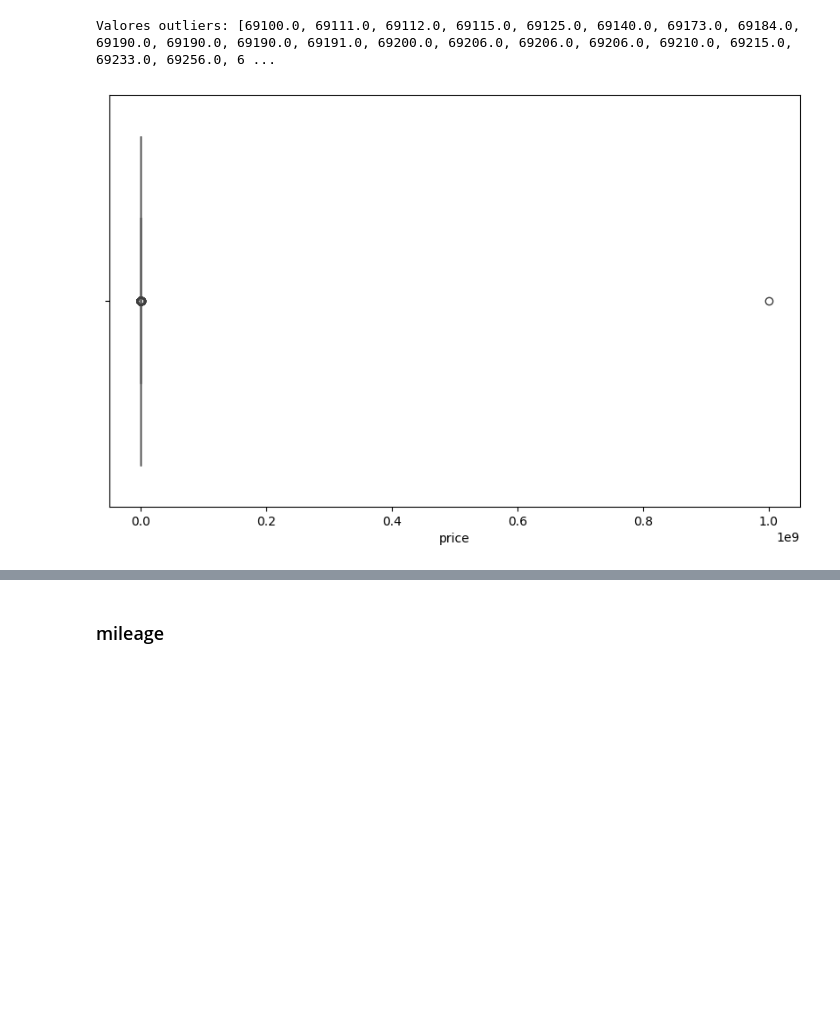
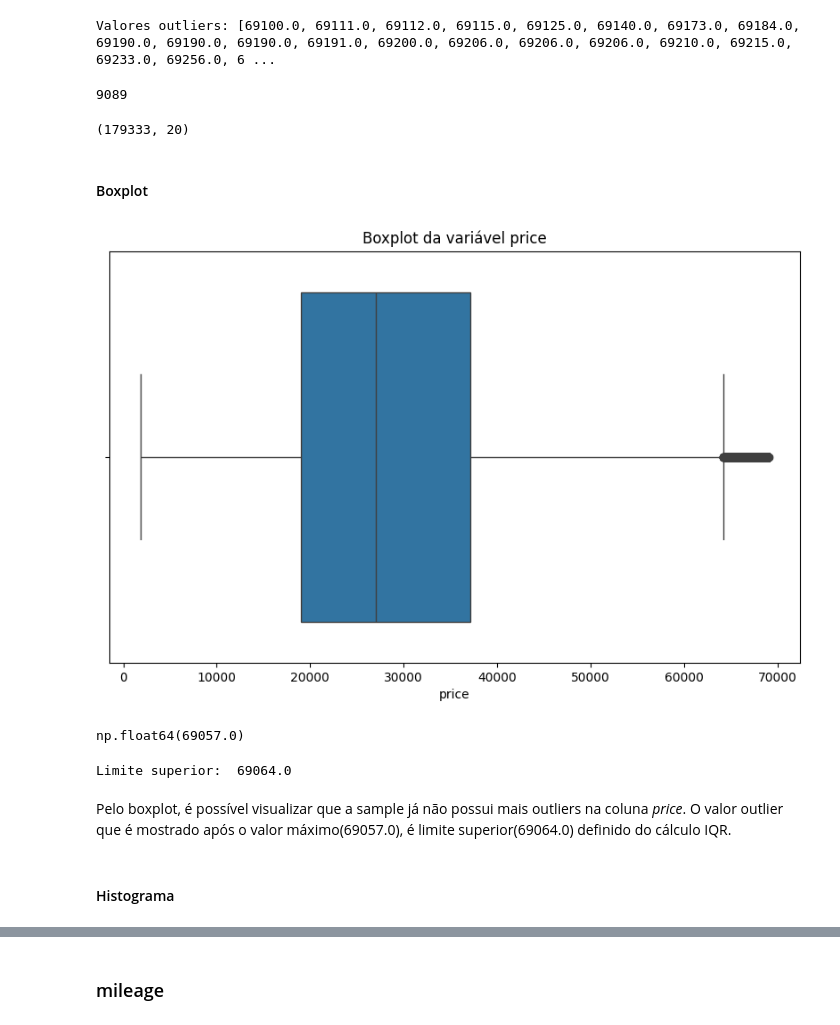
Before and after one commit to matsa0/project2-sprint5-data-science, a Jupyter notebook: project2.ipynb, the cells around one changed output, grey strips where cells are left out. Drawn from its saved outputs; the diff is of its cells as text; code cells hidden in the pictures; blank space fills up the shorter version.

```diff
--- a/project2.ipynb
+++ b/project2.ipynb
@@ -311,0 +404,3 @@ Para melhor entendimento do dataset, foram selecionadas algumas variáveis que p
+# %%
+median_mpg = sample['mpg'].median()
+print("Mediana 'mpg': ", median_mpg)
@@ -311,0 +409,2 @@ Para melhor entendimento do dataset, foram selecionadas algumas variáveis que p
+# %%
+sample['mpg'] = sample['mpg'].fillna(median_mpg)
@@ -426,3 +581,5 @@ max = 1000000000.0
+# %%
+sample = sample[(sample['price'] > 1800) & (sample['price'] < 529996.0)]
 # %%
 sample['price'].min(), sample['price'].max()
 # %% [output]
@@ -463,11 +624,36 @@ outlier_values = price_outliers['price'].sort_values().tolist()
 print("Valores outliers:", outlier_values)
 # %% [output]
 Valores outliers: [69100.0, 69111.0, 69112.0, 69115.0, 69125.0, 69140.0, 69173.0, 69184.0, 69190.0, 69190.0, 69190.0, 69191.0, 69200.0, 69206.0, 69206.0, 69206.0, 69210.0, 69215.0, 69233.0, 69256.0, 6 ...
+# %%
+len(outlier_values)
+# %% [output]
+9089
+# %%
+sample = sample[(sample['price'] >= lower_limit) & (sample['price'] <= higher_limit)]
+# %%
+sample.shape
+# %% [output]
+(179333, 20)
+# %% [markdown]
+#### Boxplot
 # %%
 plt.figure(figsize=(10,6))
 sns.boxplot(x=sample['price'])
+plt.title('Boxplot da variável price')
 plt.show()
 # %% [output]
-[figure, old version]
+[figure, new version]
+# %%
+sample['price'].max()
+# %% [output]
+np.float64(69057.0)
+# %%
+print("Limite superior: ", higher_limit)
+# %% [output]
+Limite superior:  69064.0
+# %% [markdown]
+Pelo boxplot, é possível visualizar que a sample já não possui mais outliers na coluna *price*. O valor outlier que é mostrado após o valor máximo(69057.0), é limite superior(69064.0) definido do cálculo IQR.
+# %% [markdown]
+#### Histograma
 # %%
 plt.figure(figsize=(10,6))
```
Also changed, not shown: parts of 127 cells of this notebook, 1 other file.
